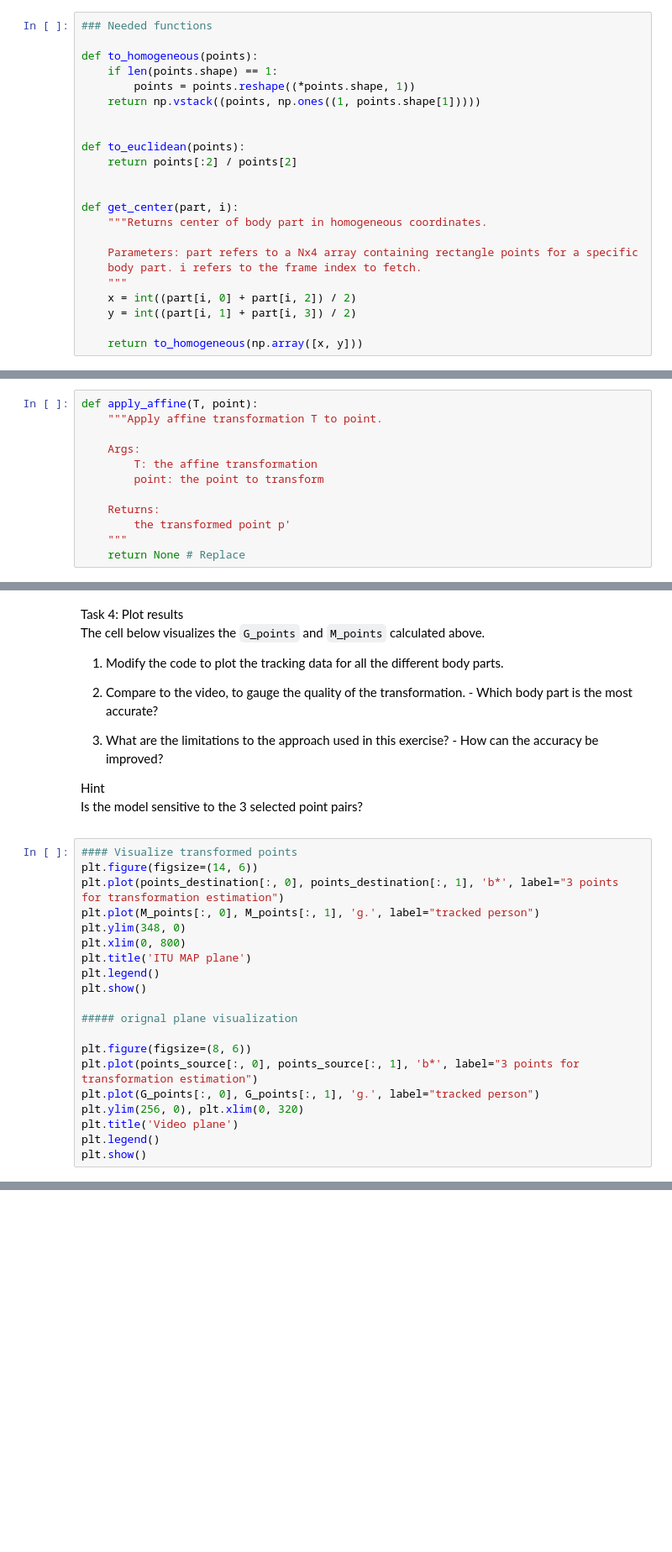
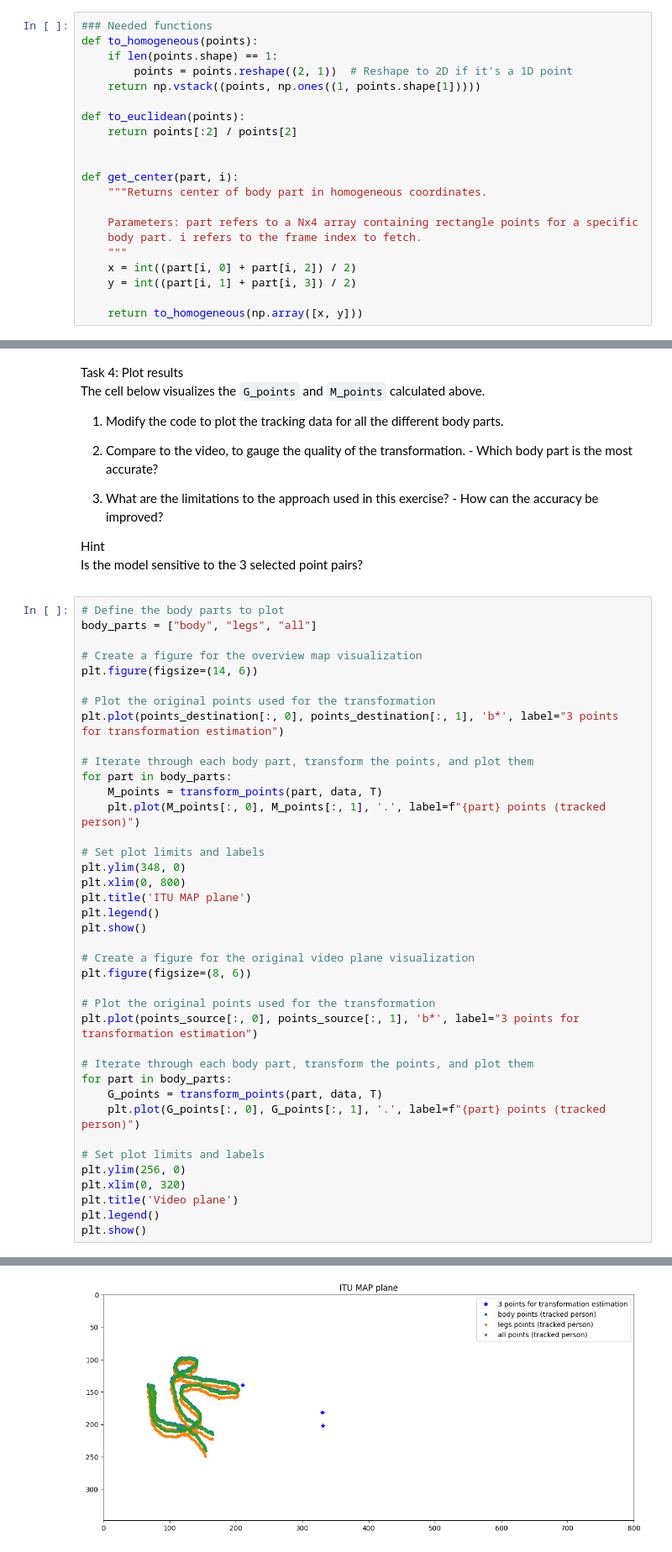
Before and after one commit to Kether180/MachineLearning_2024, a Jupyter notebook: 02-material/W04/02-affine.ipynb, the cells around one changed output, grey strips where cells are left out. Shown at 84% size. Saved outputs shown, nothing was run; the diff lists cells and outputs as text; blank space fills up the shorter version.

```diff
--- a/02-material/W04/02-affine.ipynb
+++ b/02-material/W04/02-affine.ipynb
@@ -342,12 +385,10 @@ def load_data():
 data = load_data()
 # %%
 ### Needed functions
-
 def to_homogeneous(points):
     if len(points.shape) == 1:
-        points = points.reshape((*points.shape, 1))
+        points = points.reshape((2, 1))  # Reshape to 2D if it's a 1D point
     return np.vstack((points, np.ones((1, points.shape[1]))))
-
 
 def to_euclidean(points):
     return points[:2] / points[2]
@@ -376,18 +417,6 @@ Implement the function `apply_affine`
 - Returns the result as a Euclidean coordinate (use the `to_euclidean`
  function).
 }
-# %%
-def apply_affine(T, point):
-    """Apply affine transformation T to point.
-
-    Args:
-        T: the affine transformation
-        point: the point to transform
-
-    Returns:
-        the transformed point p'
-    """
-    return None # Replace
 # %% [markdown]
 <article class="message task"><a class="anchor" id="transform"></a>
     <div class="message-header">
@@ -475,22 +535,42 @@ The cell below visualizes the `G_points`
 
 </div></article>
 # %%
-#### Visualize transformed points
+# Define the body parts to plot
+body_parts = ["body", "legs", "all"]
+
+# Create a figure for the overview map visualization
 plt.figure(figsize=(14, 6))
+
+# Plot the original points used for the transformation
 plt.plot(points_destination[:, 0], points_destination[:, 1], 'b*', label="3 points for transformation estimation")
-plt.plot(M_points[:, 0], M_points[:, 1], 'g.', label="tracked person")
+
+# Iterate through each body part, transform the points, and plot them
+for part in body_parts:
+    M_points = transform_points(part, data, T)
+    plt.plot(M_points[:, 0], M_points[:, 1], '.', label=f"{part} points (tracked person)")
+
+# Set plot limits and labels
 plt.ylim(348, 0)
 plt.xlim(0, 800)
 plt.title('ITU MAP plane')
 plt.legend()
 plt.show()
 
-##### orignal plane visualization
+# Create a figure for the original video plane visualization
+plt.figure(figsize=(8, 6))
 
-plt.figure(figsize=(8, 6))
+# Plot the original points used for the transformation
 plt.plot(points_source[:, 0], points_source[:, 1], 'b*', label="3 points for transformation estimation")
-plt.plot(G_points[:, 0], G_points[:, 1], 'g.', label="tracked person")
-plt.ylim(256, 0), plt.xlim(0, 320)
+
+# Iterate through each body part, transform the points, and plot them
+for part in body_parts:
+    G_points = transform_points(part, data, T)
+    plt.plot(G_points[:, 0], G_points[:, 1], '.', label=f"{part} points (tracked person)")
+
+# Set plot limits and labels
+plt.ylim(256, 0)
+plt.xlim(0, 320)
 plt.title('Video plane')
 plt.legend()
 plt.show()
+# %% [output]
@@ -496,0 +594 @@ plt.show()
+[figure, added]
```
Also changed, not shown: parts of 7 cells of this notebook, 2 other files.
